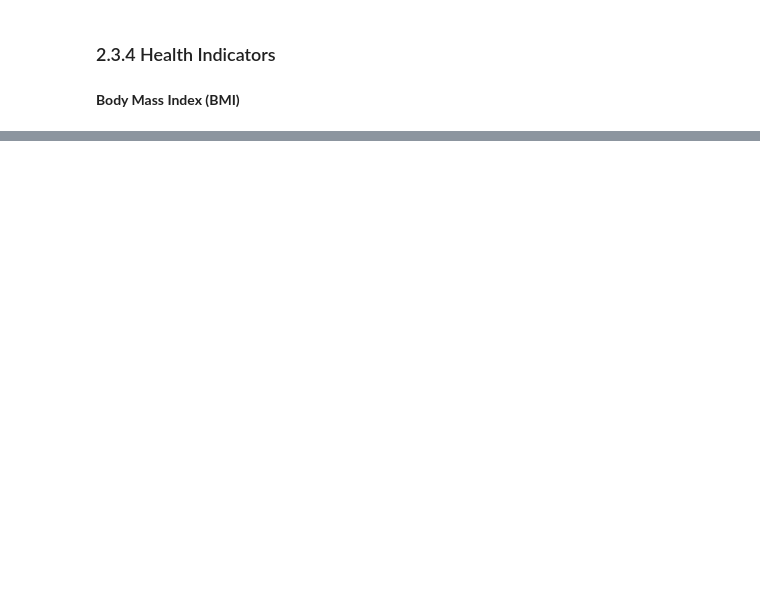
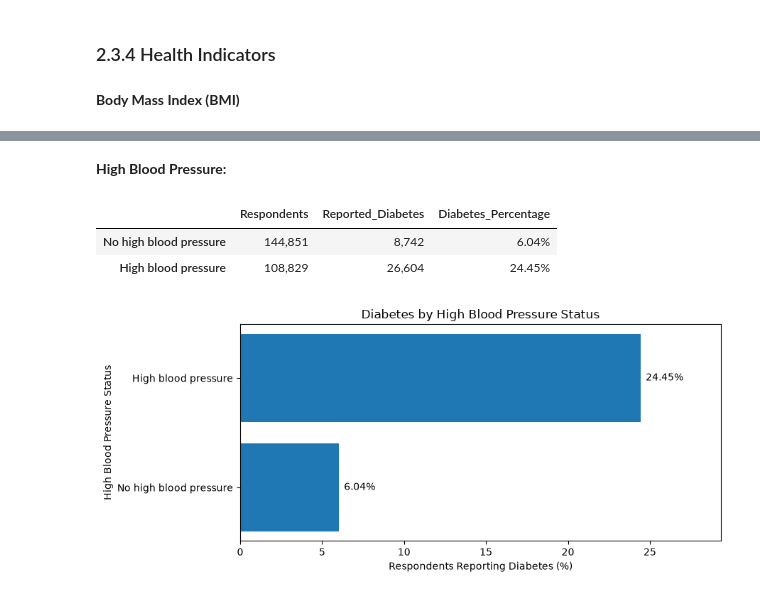
Before and after one commit to Ahmad-1031/DA_CA2, a Jupyter notebook: Notebooks/diabetes_crisp_dm.ipynb, the cells around one changed output, grey strips where cells are left out. Cells and saved outputs as stored; diff of their text form; code cells hidden in the pictures; blank space fills up the shorter version.

```diff
--- a/Notebooks/diabetes_crisp_dm.ipynb
+++ b/Notebooks/diabetes_crisp_dm.ipynb
@@ -681,0 +766,57 @@ There is a difference of 9.53 percentage points between the two groups. The perc
+# %% [markdown]
+**High Blood Pressure:**
+# %%
+# Group respondents by high blood pressure status
+bp_summary = df.groupby("HighBP")["Diabetes_binary"].agg(
+    Respondents="count",
+    Reported_Diabetes="sum",
+    Diabetes_Percentage="mean"
+)
+
+# Convert proportions into percentages
+bp_summary["Diabetes_Percentage"] *= 100
+
+# Rename the groups
+bp_summary.index = [
+    "No high blood pressure",
+    "High blood pressure"
+]
+
+# Display summary table
+display(bp_summary.style.format({
+    "Respondents": "{:,.0f}",
+    "Reported_Diabetes": "{:,.0f}",
+    "Diabetes_Percentage": "{:.2f}%"
+}))
+# %% [output]
+|  | Respondents | Reported_Diabetes | Diabetes_Percentage |
+| No high blood pressure | 144,851 | 8,742 | 6.04% |
+| High blood pressure | 108,829 | 26,604 | 24.45% |
+# %%
+plt.figure(figsize=(9, 4))
+
+bars = plt.barh(
+    bp_summary.index,
+    bp_summary["Diabetes_Percentage"]
+)
+
+for bar in bars:
+    percentage = bar.get_width()
+
+    plt.text(
+        percentage + 0.3,
+        bar.get_y() + bar.get_height() / 2,
+        f"{percentage:.2f}%",
+        va="center"
+    )
+
+plt.title("Diabetes by High Blood Pressure Status")
+plt.xlabel("Respondents Reporting Diabetes (%)")
+plt.ylabel("High Blood Pressure Status")
+
+plt.xlim(0, bp_summary["Diabetes_Percentage"].max() * 1.2)
+
+plt.tight_layout()
+plt.show()
+# %% [output]
+[figure, added]
```
Also changed, not shown: parts of 6 cells of this notebook.
